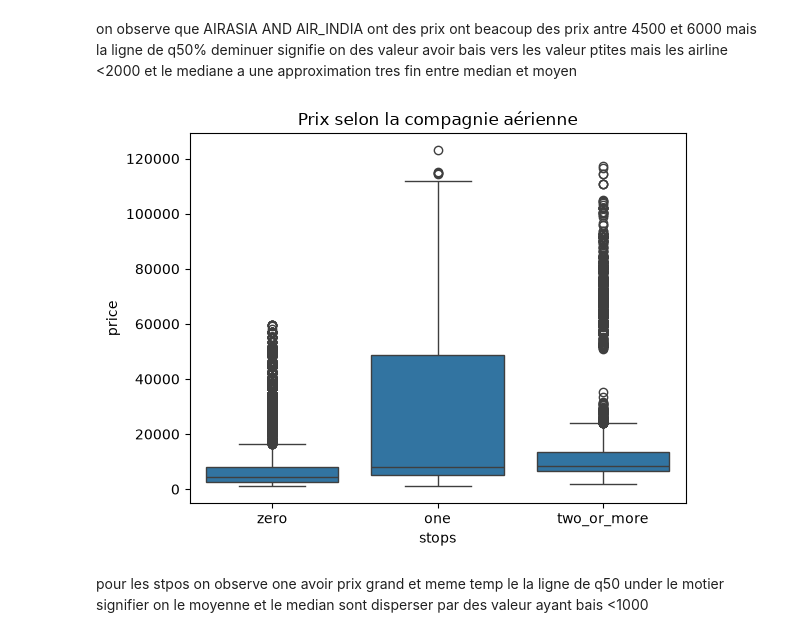
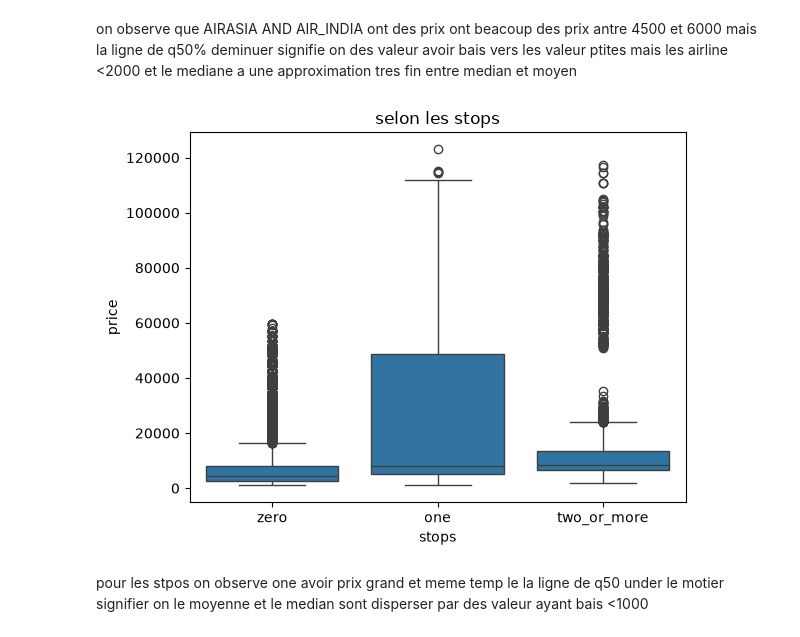
Before and after one commit to MOUSSA-AI-DEV/machine_learning, a Jupyter notebook: notebooks/main.ipynb, the cells around one changed output. Saved outputs shown, nothing was run; the diff lists cells and outputs as text; code cells hidden in the pictures.

```diff
--- a/notebooks/main.ipynb
+++ b/notebooks/main.ipynb
@@ -218,10 +220,10 @@ plt.show()
 on observe que AIRASIA AND AIR_INDIA  ont des prix  ont beacoup des prix antre 4500 et 6000 mais la ligne de q50% deminuer signifie on des valeur avoir bais vers les valeur ptites mais les airline <2000 et le mediane a une approximation tres fin entre median et moyen
 # %%
 sns.boxplot(data=data, x="stops", y="price")
-plt.title("Prix selon la compagnie aérienne")
+plt.title("selon les stops")
 plt.show()
 # %% [output]
-[figure, old version]
+[figure, new version]
 # %% [markdown]
 pour les stpos on observe one avoir prix grand et meme temp le la ligne de q50 under le motier signifier on le moyenne et le median sont disperser par des valeur ayant bais <1000
 # %%
```
Also changed, not shown: parts of 13 cells of this notebook, 1 other file.
